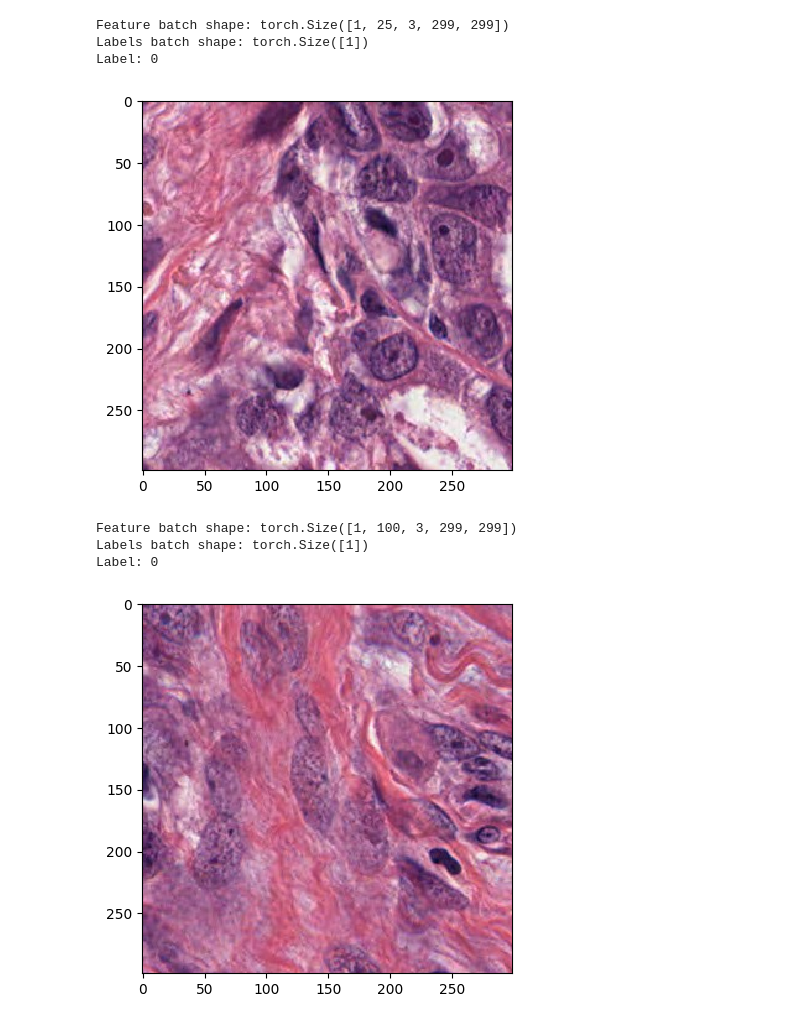
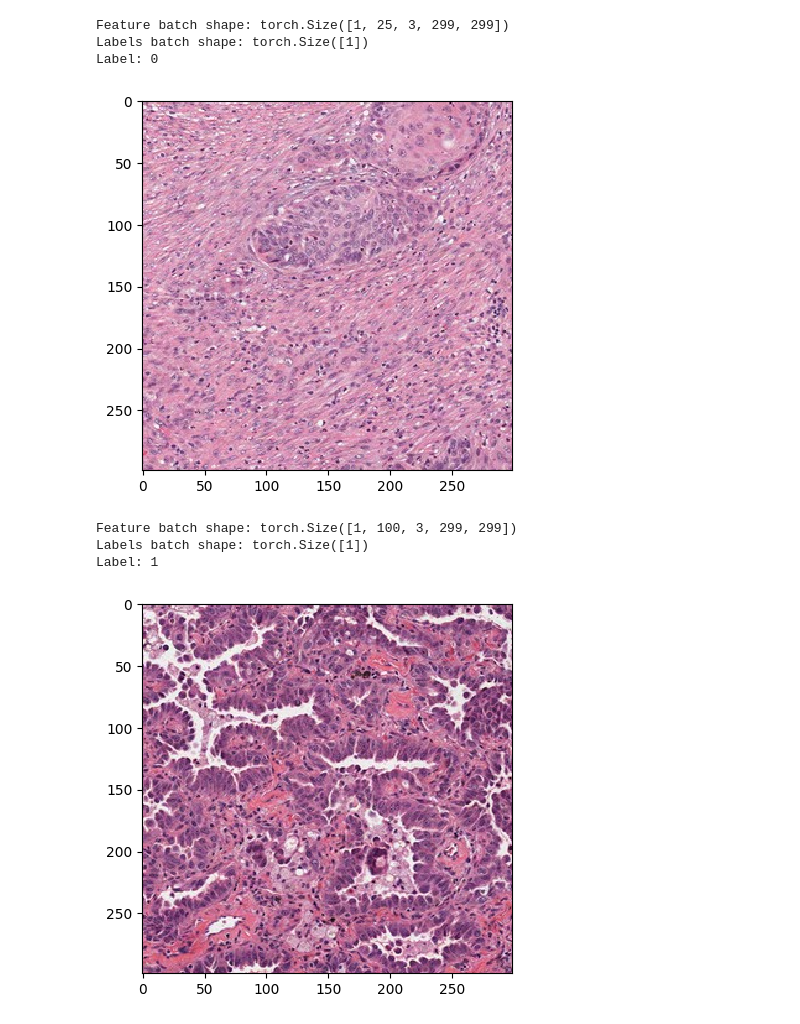
Before and after one commit to As17-01/LungTissues, a Jupyter notebook: scripts/LungTissues/train/show_image.ipynb, the cells around one changed output. Saved outputs shown, nothing was run; the diff lists cells and outputs as text; code cells hidden in the pictures.

Commit message:
Fix images

```diff
--- a/scripts/LungTissues/train/show_image.ipynb
+++ b/scripts/LungTissues/train/show_image.ipynb
@@ -13,34 +13,34 @@ from src.datasets import SingleDataset
 # %%
 def show(img):
     npimg = img.numpy()
     plt.imshow(np.transpose(npimg, (1, 2, 0)), interpolation='nearest')
 
-load_dir = pathlib.Path("../../data/intermediate")
+load_dir = pathlib.Path("../../../data/intermediate")
 
 train_data = RandomDataset(annotation_file=load_dir / "train.csv")
 
 train_dataloader = DataLoader(train_data, batch_size=1, shuffle=True)
 
 # Display image and label.
 train_features, train_labels = next(iter(train_dataloader))
 print(f"Feature batch shape: {train_features.size()}")
 print(f"Labels batch shape: {train_labels.size()}")
 img = train_features[0][0].squeeze()
 label = train_labels[0]
 
 show(img)
 print(f"Label: {label}")
 # %% [output]
 Feature batch shape: torch.Size([1, 25, 3, 299, 299])
 Labels batch shape: torch.Size([1])
 Label: 0
-[figure, old version]
+[figure, new version]
 # %%
 def show(img):
     npimg = img.numpy()
     plt.imshow(np.transpose(npimg, (1, 2, 0)), interpolation='nearest')
 
-load_dir = pathlib.Path("../../data/intermediate")
+load_dir = pathlib.Path("../../../data/intermediate")
 
 train_data = SingleDataset(annotation_file=load_dir / "train.csv")
 
@@ -50,7 +50,7 @@ train_dataloader = DataLoader(train_data, batch_size=1, shuffle=True)
 train_features, train_labels = next(iter(train_dataloader))
 print(f"Feature batch shape: {train_features.size()}")
 print(f"Labels batch shape: {train_labels.size()}")
-img = train_features[0][0].squeeze()
+img = train_features[0][55].squeeze()
 label = train_labels[0]
 
 show(img)
@@ -58,5 +58,5 @@ print(f"Label: {label}")
 # %% [output]
 Feature batch shape: torch.Size([1, 100, 3, 299, 299])
 Labels batch shape: torch.Size([1])
-Label: 0
+Label: 1
-[figure, old version]
+[figure, new version]
```
